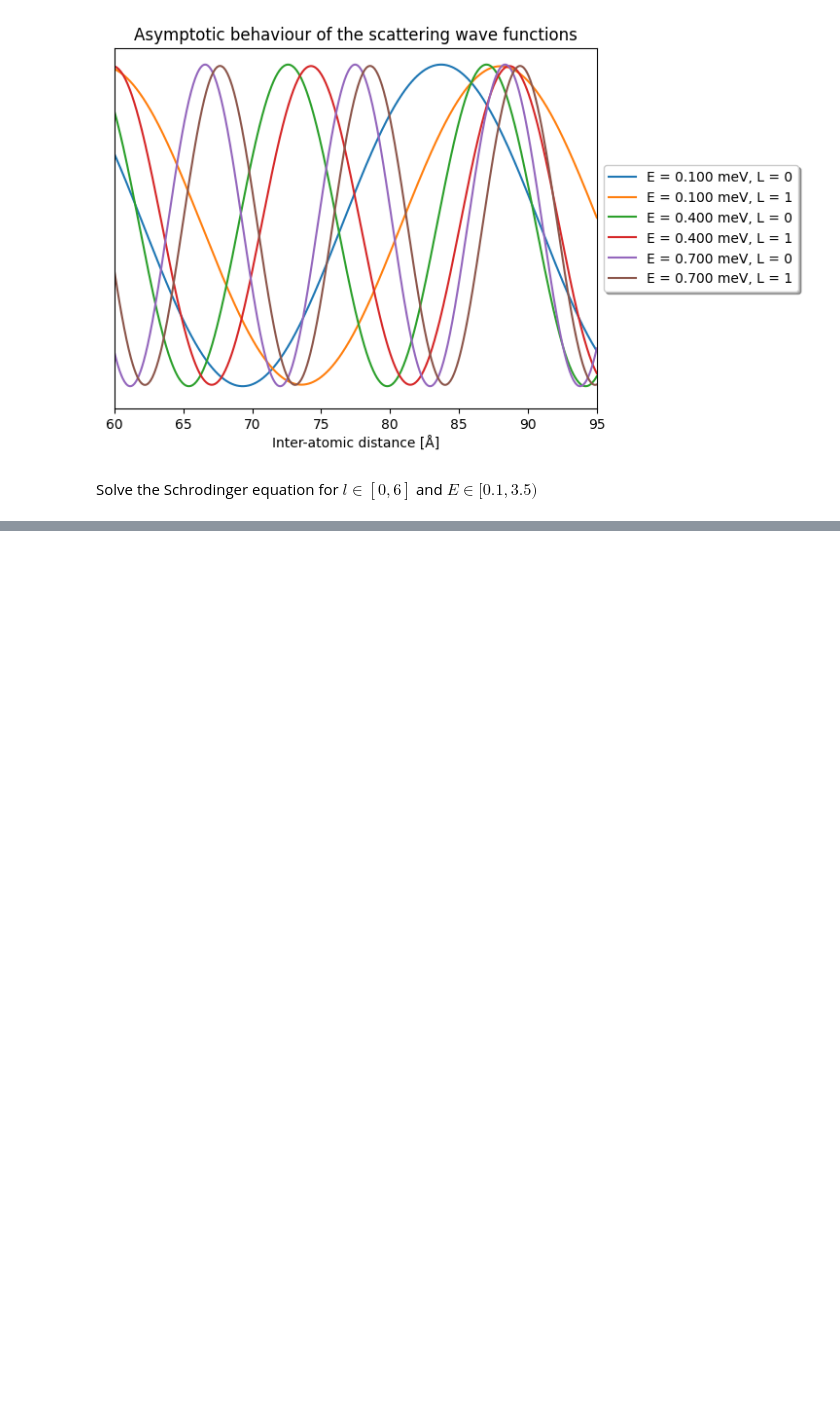
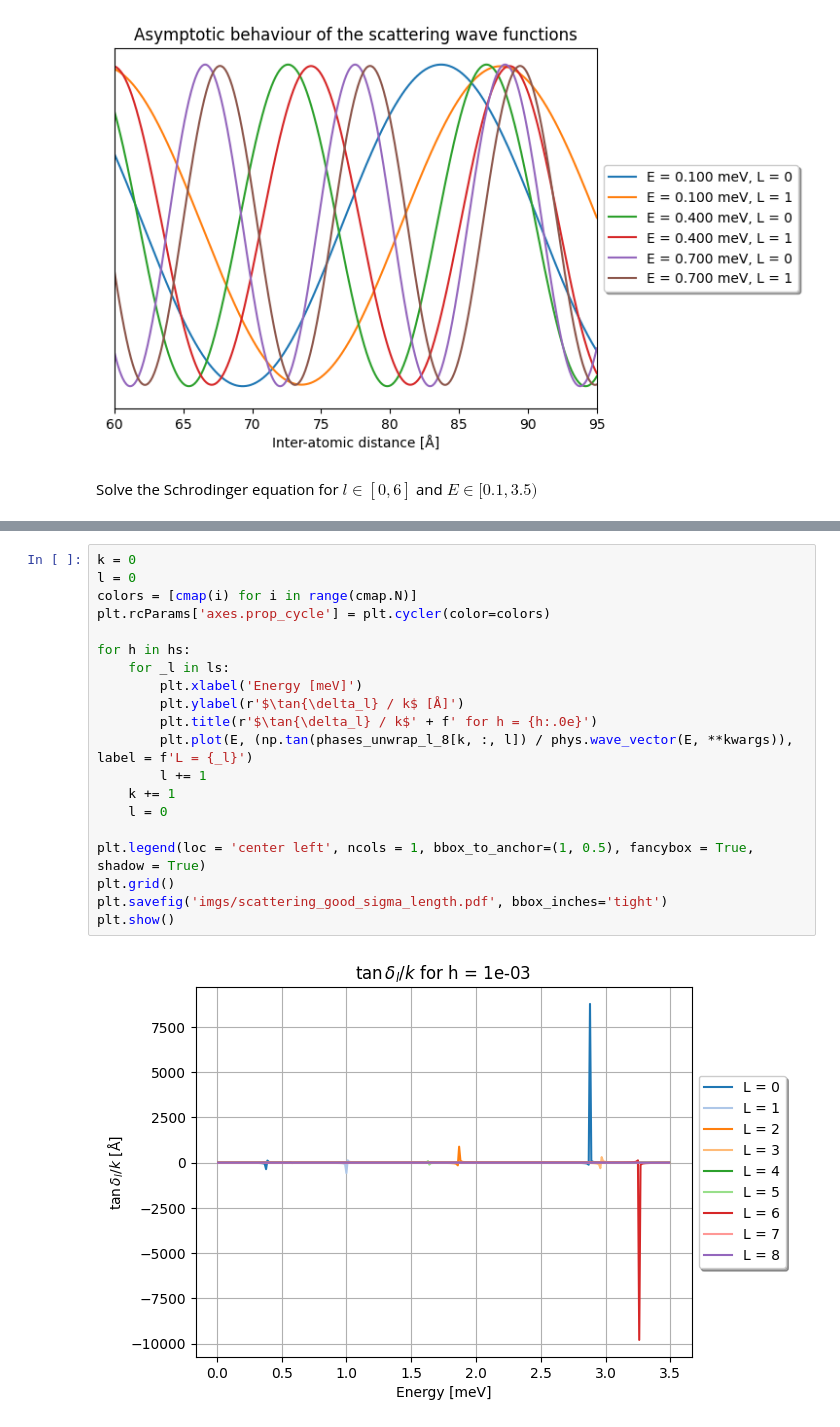
Before and after one commit to ihategoto/physipy, a Jupyter notebook: physipy/notebooks/phase_shifts_scattering.ipynb, the cells around one changed output, grey strips where cells are left out. Drawn from its saved outputs; the diff is of its cells as text; blank space fills up the shorter version.

```diff
--- a/physipy/notebooks/phase_shifts_scattering.ipynb
+++ b/physipy/notebooks/phase_shifts_scattering.ipynb
@@ -150,0 +146,22 @@ for h in hs:
+# %%
+k = 0
+l = 0
+colors = [cmap(i) for i in range(cmap.N)]
+plt.rcParams['axes.prop_cycle'] = plt.cycler(color=colors)
+
+for h in hs:
+    for _l in ls:
+        plt.xlabel('Energy [meV]')
+        plt.ylabel(r'$\tan{\delta_l} / k$ [Å]')
+        plt.title(r'$\tan{\delta_l} / k$' + f' for h = {h:.0e}')
+        plt.plot(E, (np.tan(phases_unwrap_l_8[k, :, l]) / phys.wave_vector(E, **kwargs)), label = f'L = {_l}')
+        l += 1
+    k += 1
+    l = 0
+
+plt.legend(loc = 'center left', ncols = 1, bbox_to_anchor=(1, 0.5), fancybox = True, shadow = True)
+plt.grid()
+plt.savefig('imgs/scattering_good_sigma_length.pdf', bbox_inches='tight')
+plt.show()
+# %% [output]
+[figure, added]
```
Also changed, not shown: parts of 31 cells of this notebook.
